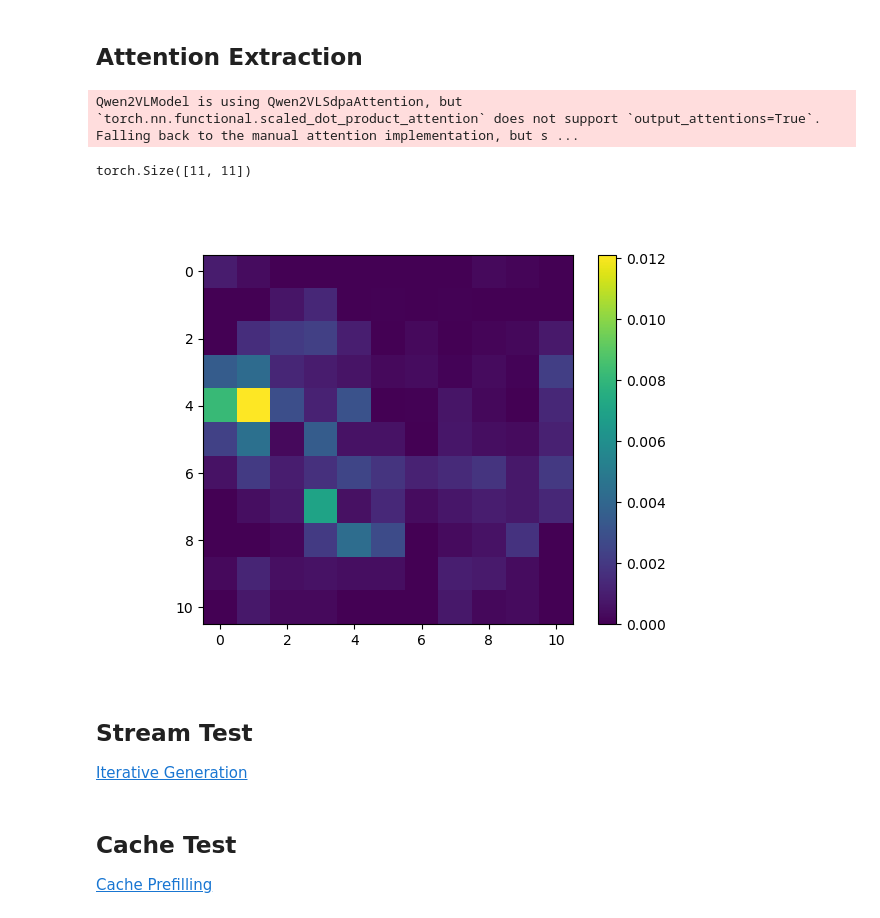
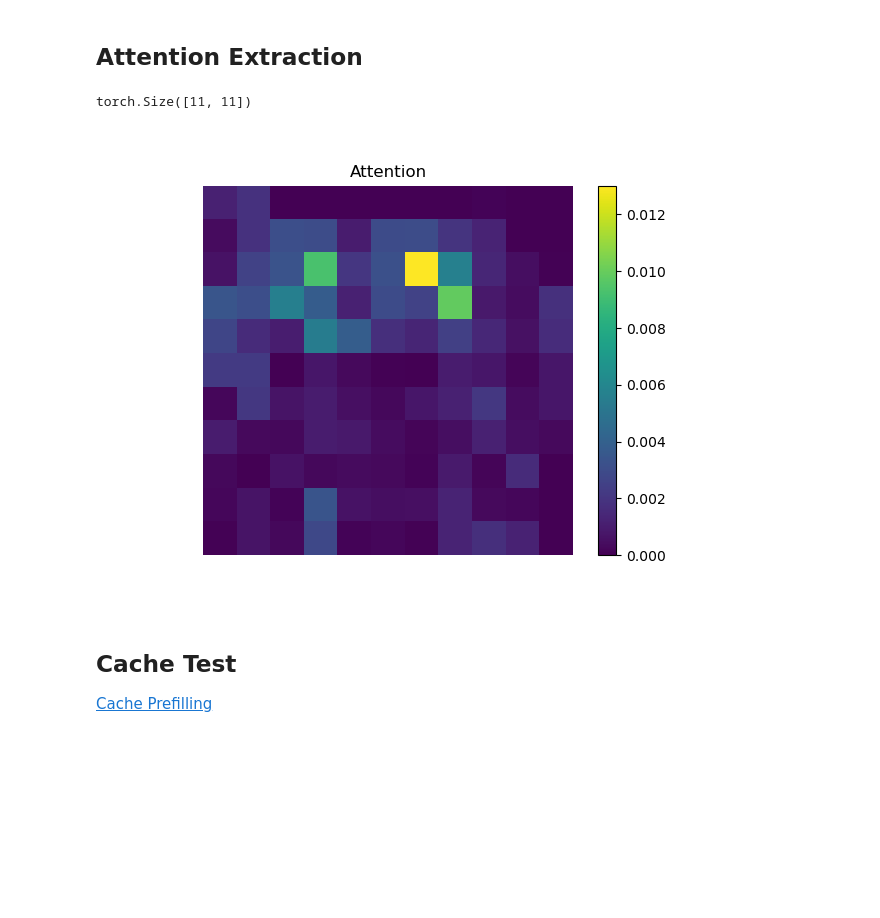
Before and after one commit to justairr/MLLM-Attention, a Jupyter notebook: conattn_infer/test_qwen_kv.ipynb, the cells around one changed output. Cells and saved outputs as stored; diff of their text form; code cells hidden in the pictures; blank space fills up the shorter version.

```diff
--- a/conattn_infer/test_qwen_kv.ipynb
+++ b/conattn_infer/test_qwen_kv.ipynb
@@ -121,7 +123,7 @@ image_grid_thw: [[1, 22, 22]]
 ## Attention Extraction
 # %%
 attn = small_model.extract_attention(
-    "Where's the yellow object in the image?",
+    "Where's the cyan object in the image?",
     image,
     # [],
     attn_type="contrastive",
@@ -130,15 +132,13 @@ attn = small_model.extract_attention(
 )
 attn[0].shape
 # %% [output]
-Qwen2VLModel is using Qwen2VLSdpaAttention, but `torch.nn.functional.scaled_dot_product_attention` does not support `output_attentions=True`. Falling back to the manual attention implementation, but s ...
+torch.Size([11, 11])
-torch.Size([11, 11])
 # %%
+plt.close()
 plt.imshow(attn[0][:, :])
+plt.axis('off')
+plt.title('Attention')
 plt.colorbar()
 plt.show()
 # %% [output]
-[figure, old version]
+[figure, new version]
-# %% [markdown]
-## Stream Test
-
-[Iterative Generation](https://huggingface.co/docs/transformers/main/en/kv_cache#iterative-generation)
```
Also changed, not shown: parts of 5 cells of this notebook.
